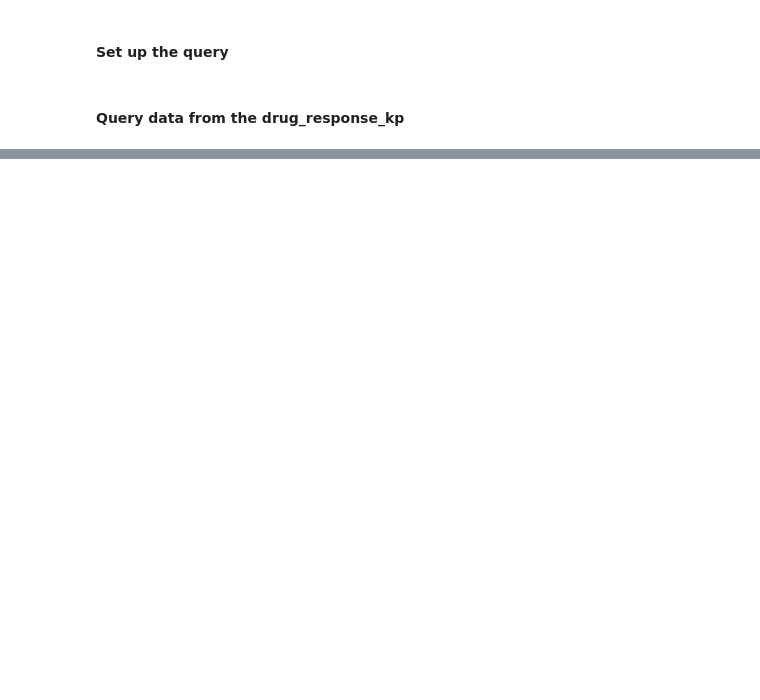
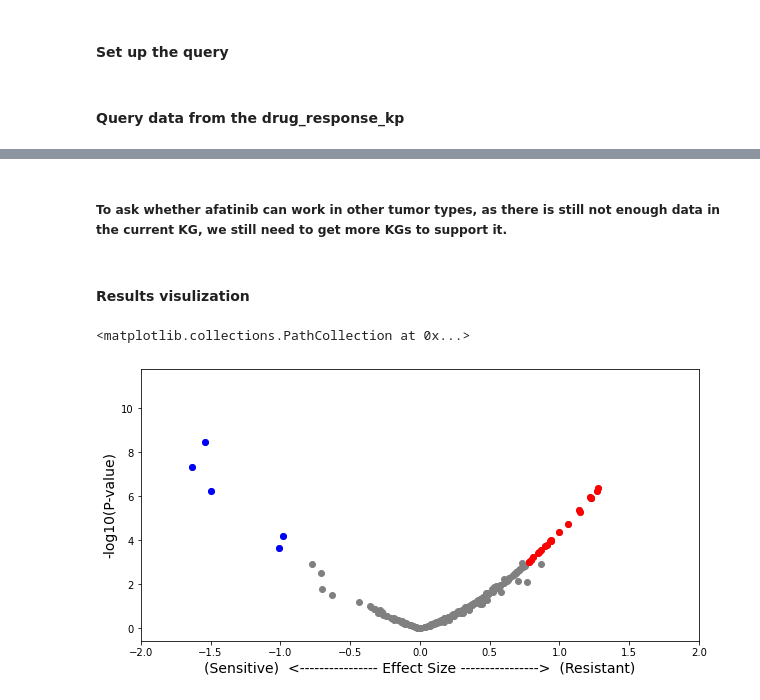
Before and after one commit to gloriachin/BigGIMII_API, a Jupyter notebook: Notebooks/Query_MPKGs_DrugResponse.ipynb, the cells around one changed output, grey strips where cells are left out. Drawn from its saved outputs; the diff is of its cells as text; code cells hidden in the pictures; blank space fills up the shorter version.

```diff
--- a/Notebooks/Query_MPKGs_DrugResponse.ipynb
+++ b/Notebooks/Query_MPKGs_DrugResponse.ipynb
@@ -148,0 +168,4 @@ result_df = format_result(result) #Pandas DataFrame format
+# %% [markdown]
+##### To ask whether afatinib can work in other tumor types, as there is still not enough data in the current KG, we still need to get more KGs to support it.
+# %% [markdown]
+#### Results visulization
@@ -149 +178,23 @@ result_df = format_result(result) #Pandas DataFrame format
+# %%
+#!pip3 install matplotlib
+import matplotlib.pyplot as plt
+import numpy as np
+x_lim = 2
+fig= plt.figure(figsize=(10,5))
+plt.plot(-1 * x_lim, 0, x_lim, 5)
+plt.xlim(-1 * x_lim, x_lim)
+plt.xlabel("(Sensitive)  <---------------- Effect Size ---------------->  (Resistant)", fontsize=14)
+plt.ylabel("-log10(P-value)",fontsize=14)
+
+plt.scatter(result_df[X_forVocanno], -1 * np.log(result_df[Y_forVocanno]), color = 'grey')
+
+result_sig_df = result_df.loc[result_df[Y_forVocanno] < threshhold_p]
+result_sig_sensitive = result_sig_df.loc[result_sig_df[X_forVocanno] < threshhold_x]
+result_sig_resistance = result_sig_df.loc[result_sig_df[X_forVocanno] > threshhold_x]
+
+plt.scatter(result_sig_resistance[X_forVocanno], -1 * np.log(result_sig_resistance[Y_forVocanno]), color = 'red')
+plt.scatter(result_sig_sensitive[X_forVocanno], -1 * np.log(result_sig_sensitive[Y_forVocanno]), color = 'blue')
+# %% [output]
+<matplotlib.collections.PathCollection at 0x...>
+[figure, added]
 # %%
```
Also changed, not shown: parts of 14 cells of this notebook, 1 other file.
